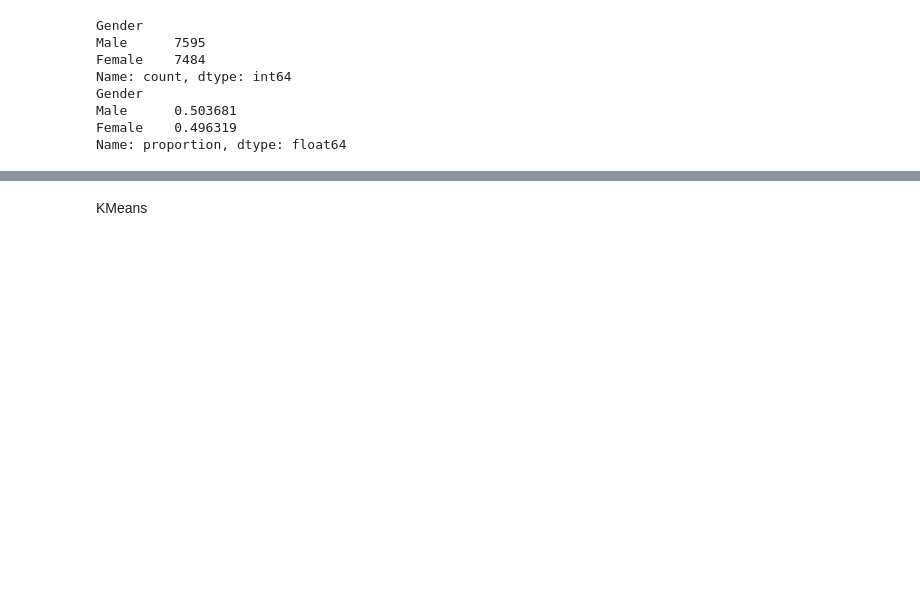
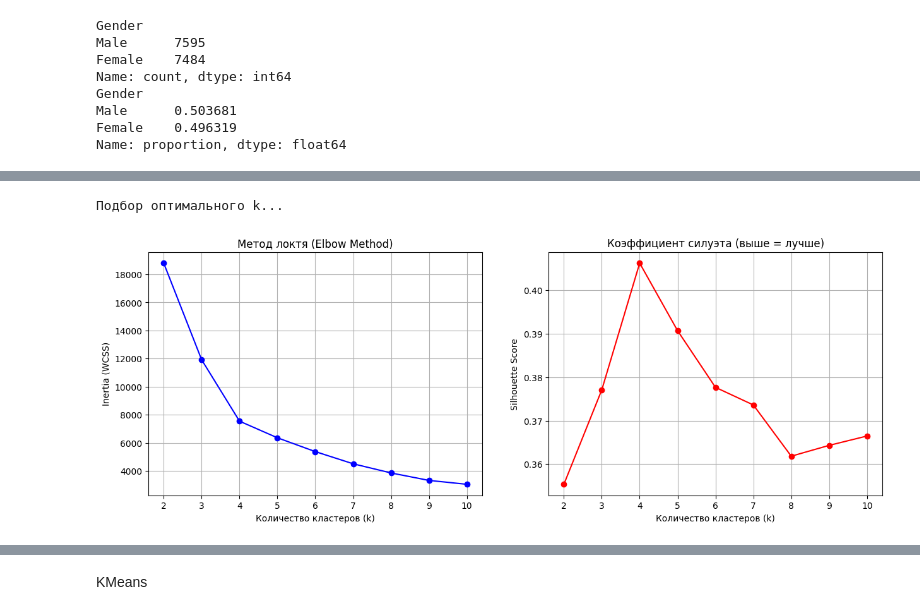
Before and after one commit to mhtabkrklt/ML_Tasks, a Jupyter notebook: Claustering.ipynb, the cells around one changed output, grey strips where cells are left out. Cells and saved outputs as stored; diff of their text form; code cells hidden in the pictures; blank space fills up the shorter version.

```diff
--- a/Claustering.ipynb
+++ b/Claustering.ipynb
@@ -99,0 +109,34 @@ X_scaled = scaler.fit_transform(X)
+# %%
+inertia = []
+silhouette_scores = []
+K_range = range(2, 11)
+
+print("Подбор оптимального k...")
+
+for k in K_range:
+    kmeans = KMeans(n_clusters=k, n_init=10, random_state=42)
+    kmeans.fit(X_scaled)
+
+    inertia.append(kmeans.inertia_)
+    silhouette_scores.append(silhouette_score(X_scaled, kmeans.labels_))
+
+fig, ax = plt.subplots(1, 2, figsize=(15, 5))
+
+# 1. Метод локтя (Elbow Method)
+ax[0].plot(K_range, inertia, 'bo-')
+ax[0].set_title('Метод локтя (Elbow Method)')
+ax[0].set_xlabel('Количество кластеров (k)')
+ax[0].set_ylabel('Inertia (WCSS)')
+ax[0].grid(True)
+
+# 2. Метод силуэта (Silhouette Score)
+ax[1].plot(K_range, silhouette_scores, 'ro-')
+ax[1].set_title('Коэффициент силуэта (выше = лучше)')
+ax[1].set_xlabel('Количество кластеров (k)')
+ax[1].set_ylabel('Silhouette Score')
+ax[1].grid(True)
+
+plt.show()
+# %% [output]
+Подбор оптимального k...
+[figure, added]
```
Also changed, not shown: parts of 2 cells of this notebook.
